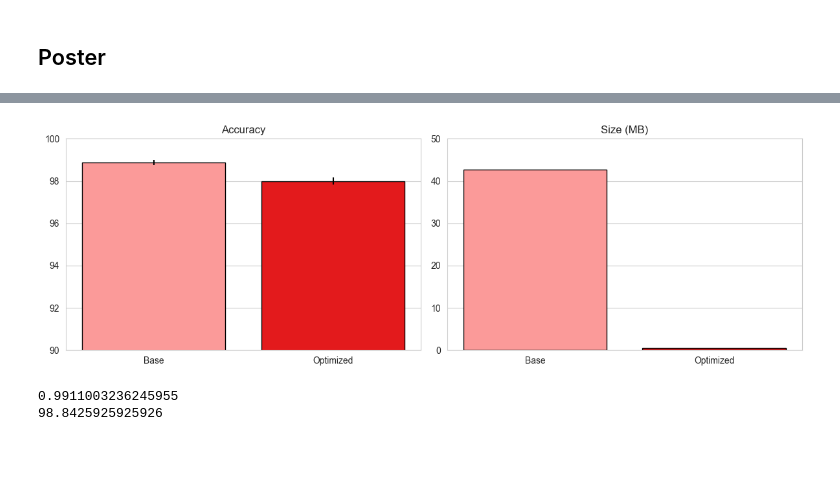
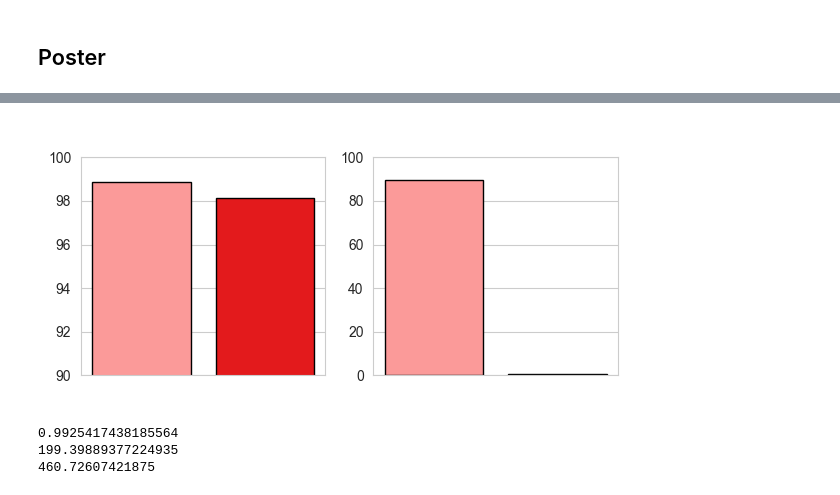
Before and after one commit to Tavonput/ECG-Optimization, a Jupyter notebook: Notebooks/benchmark.ipynb, the cells around one changed output, grey strips where cells are left out. Saved outputs shown, nothing was run; the diff lists cells and outputs as text; code cells hidden in the pictures; blank space fills up the shorter version.

```diff
--- a/Notebooks/benchmark.ipynb
+++ b/Notebooks/benchmark.ipynb
@@ -1244,41 +1506,58 @@ def acc_size(bars: dict[str, tuple]) -> None:
 
     labels     = list(bars.keys())
 
     accuracies = [bar[0] for bar in bars.values()]
     acc_val    = [v[0] for v in accuracies]
     acc_err    = [v[1] for v in accuracies]
 
     sizes   = [bar[1] for bar in bars.values()]
     siz_val = [v[0] for v in sizes]
 
-    _, ax = plt.subplots(1, 2, figsize=(12, 4))
+    _, ax = plt.subplots(1, 2, figsize=(6, 3))
 
     ax[0].bar(labels, acc_val, edgecolor="black",  yerr=acc_err, color=colors)
     ax[0].set_ylim((90, 100))
 
 
     ax[1].bar(labels, siz_val, edgecolor="black", color=colors)
-    ax[1].set_ylim((0, 50))
+    ax[1].set_ylim((0, 100))
 
-    ax[0].set_title("Accuracy")
-    ax[1].set_title("Size (MB)")
+    ax[0].set_title(" ", fontsize=20)
+    ax[1].set_title(" ", fontsize=20)
 
     ax[0].grid(False, axis="x")
     ax[1].grid(False, axis="x")
 
     plt.tight_layout()
     plt.show()
 
+
+optimized_model_pruned_08 = load_model_from_pretrained(
+    "resnet50",
+    "../Pretrained/ECG-Raw/Window-Shrinking/balance/ResNet50/resnet50_ep30_i128_r1.0/Pruned/resnet50_ep35_i128_p0.8_layer/resnet50_ep35_i128_p0.8_layer.pth",
+    5, True
+)
+optimized_pruned_08_param = get_num_parameters(optimized_model_pruned_08)
+optimized_pruned_08_size  = get_model_size(optimized_pruned_08_param, 4)
+
 bars = dict()
 
-bars["Base"]  = ((98.88, 0.12), (42.7, 0))
-bars["Optimized"] = ((98.00, 0.16), (0.432, 0))
+bars[" "] = (
+    (base_stats.accuracy, 0),
+    (get_model_size(base_stats.params, 32), 0)
+)
+bars["  "] = (
+    (98.13, 0),
+    (optimized_pruned_08_size, 0)
+)
 
 acc_size(bars)
 
-print(bars["Optimized"][0][0] / bars["Base"][0][0])
-print(bars["Base"][1][0] / bars["Optimized"][1][0])
+print(bars["  "][0][0] / bars[" "][0][0])
+print(bars[" "][1][0] / bars["  "][1][0])
+print(optimized_pruned_08_size * 1024)
 # %% [output]
-[figure, old version]
+[figure, new version]
-0.9911003236245955
-98.8425925925926
+0.9925417438185564
+199.39889377224935
+460.72607421875
```
Also changed, not shown: parts of 12 cells of this notebook, 27 other files.
